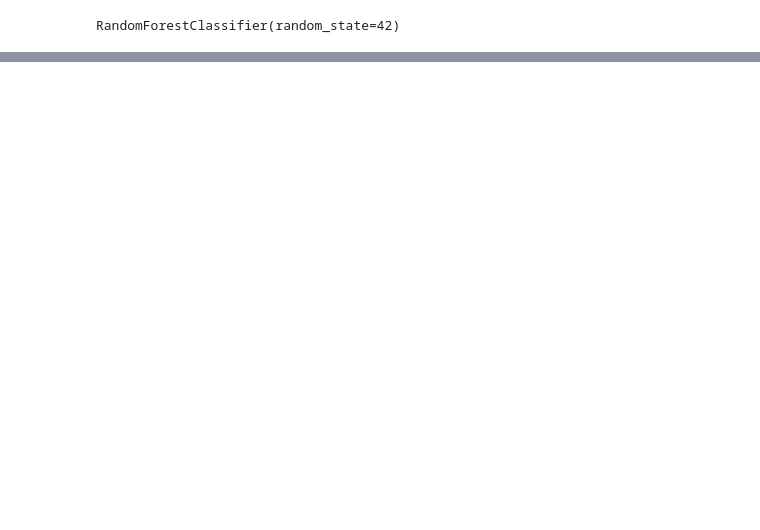
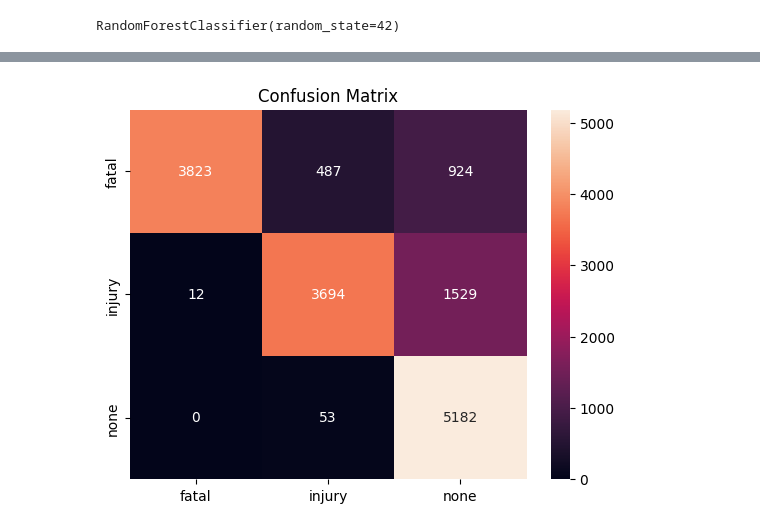
Before and after one commit to aldonunez05/SD-Traffic-Collision-Analysis, a Jupyter notebook: san_diego_traffic_analysis.ipynb, the cells around one changed output, grey strips where cells are left out. Cells and saved outputs as stored; diff of their text form; code cells hidden in the pictures; blank space fills up the shorter version.

```diff
--- a/san_diego_traffic_analysis.ipynb
+++ b/san_diego_traffic_analysis.ipynb
@@ -156,0 +159,4 @@ weighted avg       0.78      0.84      0.80      6090
+# %%
+#Testing on the orginal unbalanced test set
+y_pred_orig = rf.predict(X_test)
+print(classification_report(y_test, y_pred_orig))
@@ -156,0 +173,6 @@ weighted avg       0.78      0.84      0.80      6090
+# %%
+sns.heatmap(confusion_matrix(y_test, y_pred_orig), annot=True, fmt='d', xticklabels=rf_1.classes_, yticklabels=rf_1.classes_)
+plt.title("Confusion Matrix")
+plt.show()
+# %% [output]
+[figure, added]
```
Also changed, not shown: parts of 5 cells of this notebook.
